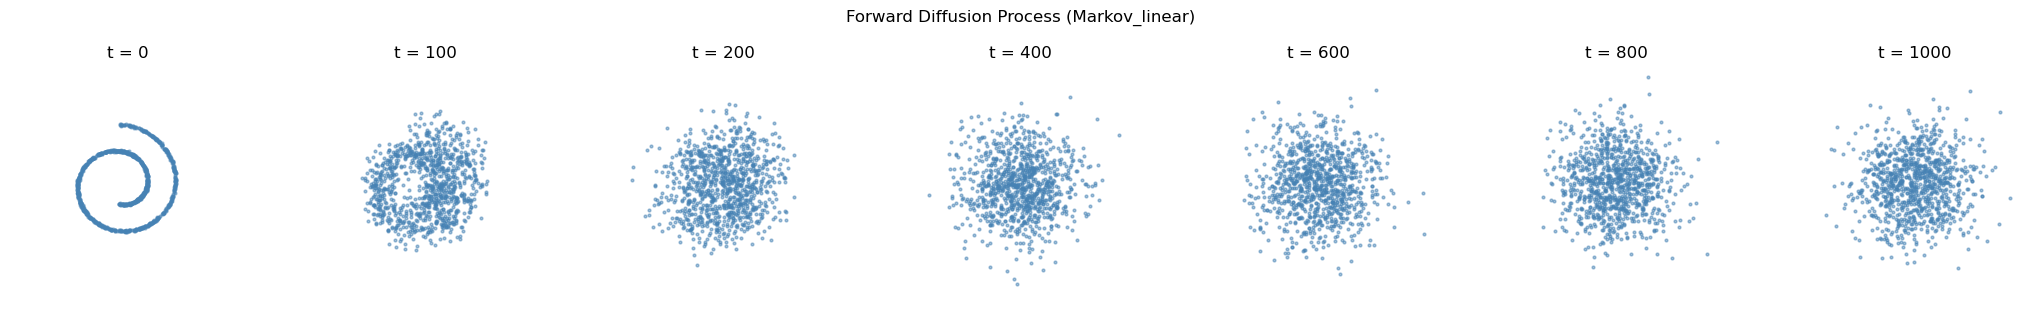
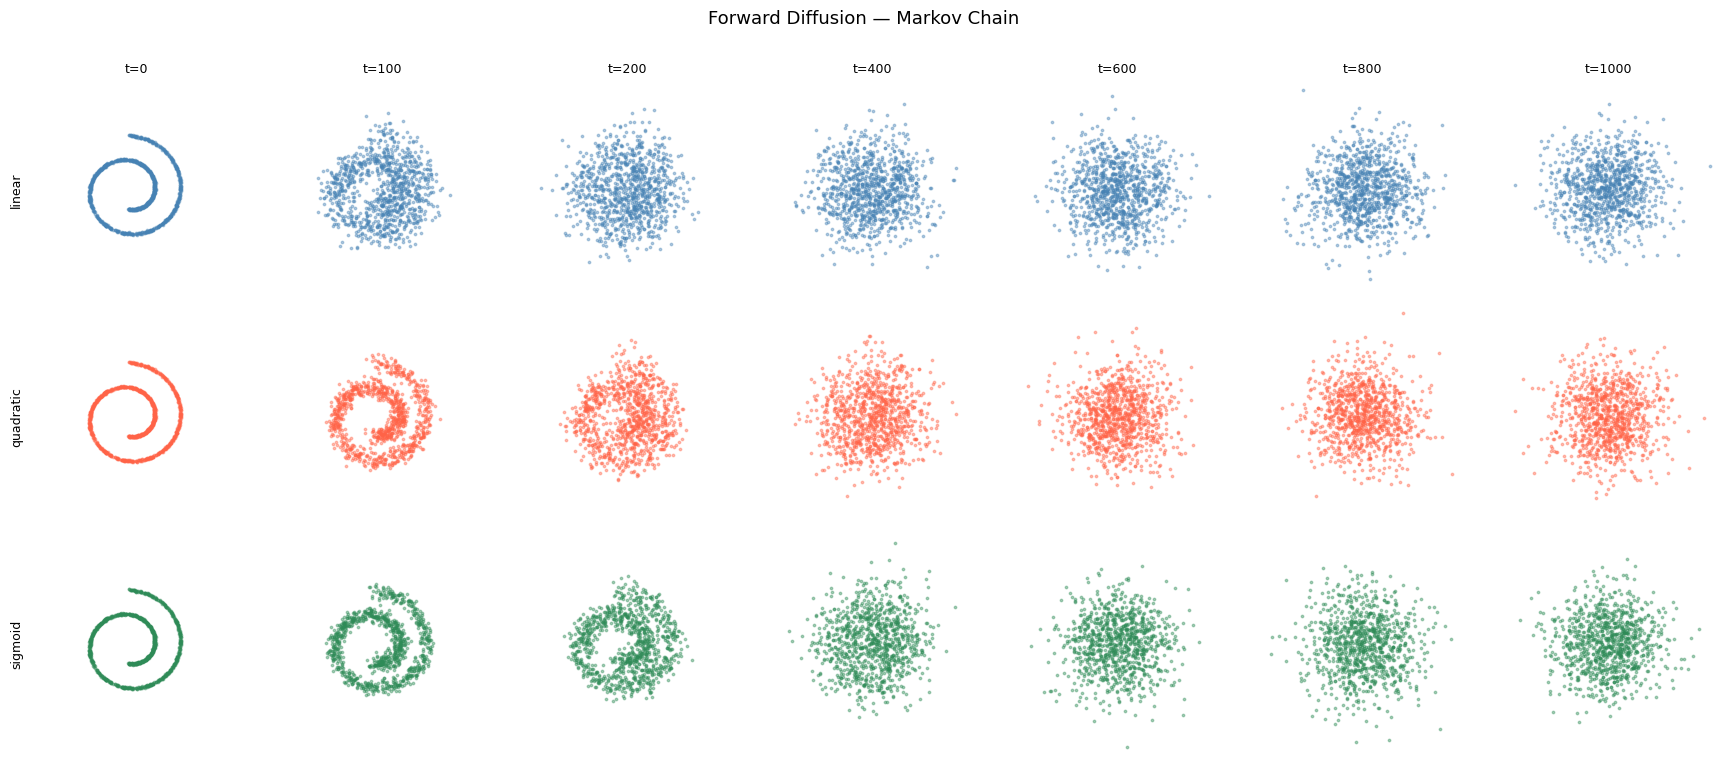
Unified diff of the notebook cell whose output changed from the first chart to the second:
--- before
+++ after
@@ -1,15 +1,28 @@
-steps = sorted(res.keys())
-fig, axes = plt.subplots(1, len(steps), figsize=(3 * len(steps), 3))
+def plot_forward(results_dict, title):
+    sched_names = list(results_dict.keys())
+    steps = sorted(next(iter(results_dict.values())).keys())
+    n_rows, n_cols = len(sched_names), len(steps)
 
-for ax, t in zip(axes, steps):
-    pts = res[t]
-    ax.scatter(pts[:, 0], pts[:, 1], s=4, alpha=0.5, c='steelblue')
-    ax.set_title(f"t = {t}")
-    ax.set_xlim(-4, 4)
-    ax.set_ylim(-4, 4)
-    ax.set_aspect('equal')
-    ax.axis('off')
+    fig, axes = plt.subplots(n_rows, n_cols, figsize=(2.5 * n_cols, 2.5 * n_rows))
+    colors = {"linear": "steelblue", "quadratic": "tomato", "sigmoid": "seagreen"}
 
-fig.suptitle("Forward Diffusion Process (Markov_linear)", y=1.02)
-plt.tight_layout()
-plt.show()
+    for r, name in enumerate(sched_names):
+        for c, t in enumerate(steps):
+            ax = axes[r, c]
+            pts = results_dict[name][t]
+            ax.scatter(pts[:, 0], pts[:, 1], s=3, alpha=0.4, c=colors[name])
+            ax.set_xlim(-4, 4); ax.set_ylim(-4, 4)
+            ax.set_aspect("equal"); ax.axis("off")
+            if r == 0:
+                ax.set_title(f"t={t}", fontsize=9)
+            if c == 0:
+                ax.set_ylabel(name, fontsize=9)
+                ax.axis("on"); ax.set_yticks([]); ax.set_xticks([])
+                ax.spines[:].set_visible(False)
+
+    fig.suptitle(title, fontsize=13, y=1.01)
+    plt.tight_layout()
+    plt.show()
+
+plot_forward(markov_res, "Forward Diffusion — Markov Chain")
+plot_forward(sde_res,    "Forward Diffusion — SDE")

Commit: foward process-khyeon